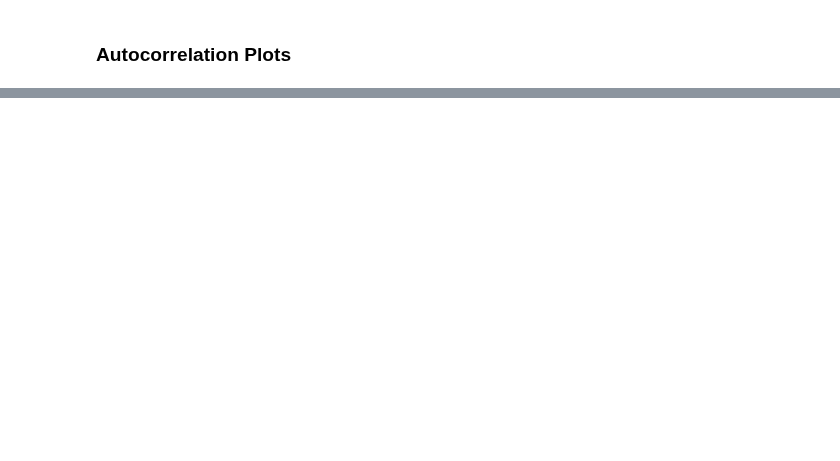
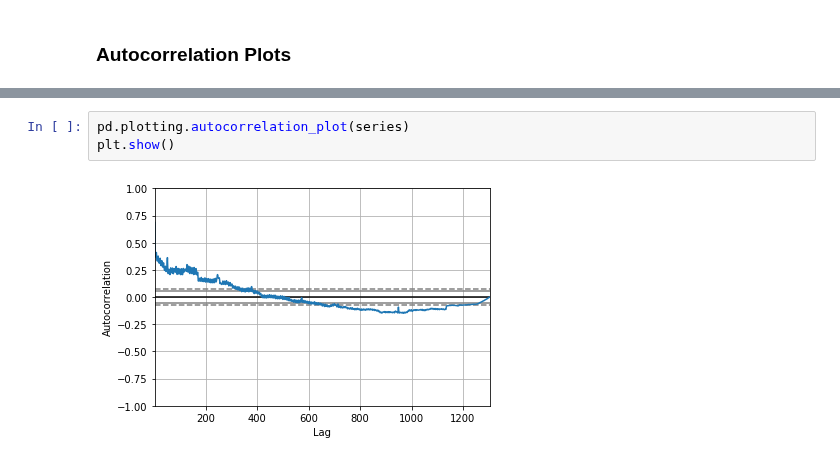
Before and after one commit to ayosamobitade/Time-Series-Analytic-Projects, a Jupyter notebook: forum pageviews/forum pageview.ipynb, the cells around one changed output, grey strips where cells are left out. Saved outputs shown, nothing was run; the diff lists cells and outputs as text; blank space fills up the shorter version.

Commit message:
Time series

```diff
--- a/forum pageviews/forum pageview.ipynb
+++ b/forum pageviews/forum pageview.ipynb
@@ -325,0 +340,5 @@ a
+# %%
+pd.plotting.autocorrelation_plot(series)
+plt.show()
+# %% [output]
+[figure, added]
```
Also changed, not shown: parts of 2 cells of this notebook.
